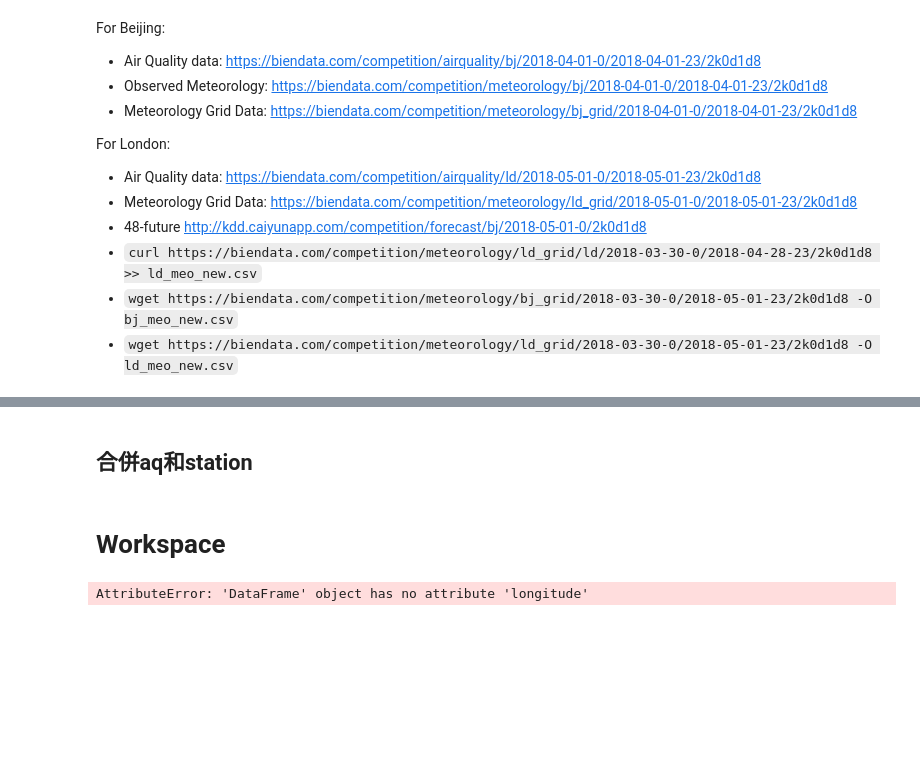
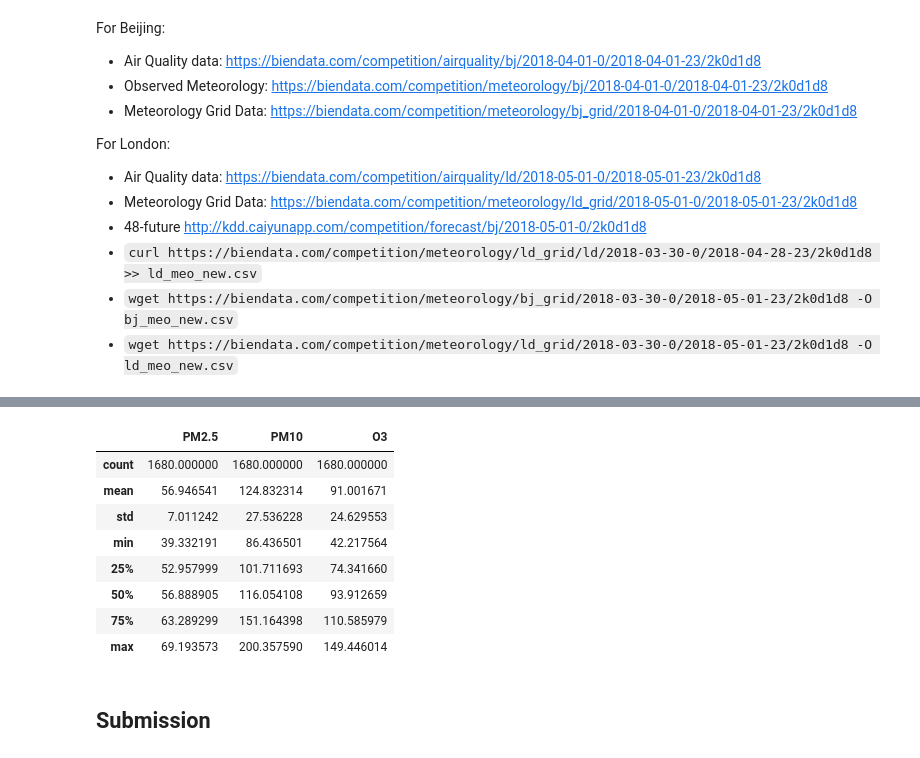
Before and after one commit to tnlin/kdd_2018, a Jupyter notebook: tony/bj_preprocessing.ipynb, the cells around one changed output, grey strips where cells are left out. Drawn from its saved outputs; the diff is of its cells as text; code cells hidden in the pictures; blank space fills up the shorter version.

Commit message:
KDD 2018 first submission!!!!!!!!

```diff
--- a/tony/bj_preprocessing.ipynb
+++ b/tony/bj_preprocessing.ipynb
@@ -37,2 +160,32 @@ df_ = pd.concat(dfs)
+# %%
+for i, y_col in enumerate(y_cols):
+#     y_pred = bsts[i].predict(dtest)
+    y_pred = bsts[i].predict(dtest, ntree_limit=bst.best_iteration)
+    df_test[y_col] = y_pred
+# %%
+df_test = df_test[['Station_ID', 'utc_time'] + y_cols]
+df_result = df_test.groupby(['Station_ID', 'utc_time']).mean().reset_index()
+# %%
+start_time = pd.datetime.now(pytz.utc).strftime('%Y-%m-%d 00:00:00')
+end_time = (pd.datetime.now(pytz.utc)-pd.DateOffset(-1)).strftime('%Y-%m-%d 23:00:00')
+utc_time = pd.date_range(start=start_time, end=end_time, freq="1H")
+time_to_idx = {time:str(i) for i, time in enumerate(utc_time)}
+df_result['test_id'] = df_result.Station_ID + "#" + df_result.utc_time.apply(lambda time: time_to_idx[time])
+if city=='ld':
+    df_result['O3'] = 0
+df_result = df_result[['test_id', 'PM2.5', 'PM10', 'O3']]
+df_result.to_csv("../input/" + city + ".csv", index=False)
+# %%
+df_result.describe()
+# %% [output]
+|  | PM2.5 | PM10 | O3 |
+| count | 1680.000000 | 1680.000000 | 1680.000000 |
+| mean | 56.946541 | 124.832314 | 91.001671 |
+| std | 7.011242 | 27.536228 | 24.629553 |
+| min | 39.332191 | 86.436501 | 42.217564 |
+| 25% | 52.957999 | 101.711693 | 74.341660 |
+| 50% | 56.888905 | 116.054108 | 93.912659 |
+| 75% | 63.289299 | 151.164398 | 110.585979 |
+| max | 69.193573 | 200.357590 | 149.446014 |
 # %% [markdown]
-## 合併aq和station
+## Submission
@@ -43,32 +191,0 @@ df_ = pd.concat(dfs)
-# %% [markdown]
-# Workspace
-# %%
-df_ = pd.merge(df_, df_station, 'left', left_on='stationId', right_on='Station_ID')
-df_ = pd.merge(df_, df_meo, 'left',
-              left_on=['utc_time', 'longitude', 'latitude'],
-              right_on=['utc_time', 'longitude', 'latitude']
-             )
-df_.longitude = df_.longitude.round(1)
-df_.latitude = df_.latitude.round(1)
-
-_, bins = pd.cut(df_['wind_direction'], bins=16, retbins=True)
-df_['wind_direction'] = pd.cut(df_['wind_direction'], bins=16, labels=False)
-
-le_wind_direction = LabelEncoder()
-le_wind_direction.fit(df_.station_type)
-df_.station_type = le_wind_direction.transform(df_.station_type)
-
-
-le_stationId = LabelEncoder()
-le_stationId.fit(df_.stationId)
-df_.stationId = le_stationId.transform(df_.stationId)
-
-df_ = pd.get_dummies(df_, columns=['stationId'])
-
-df_['year'] = df_.utc_time.dt.year
-df_['month'] = df_.utc_time.dt.month
-df_['day'] = df_.utc_time.dt.day
-df_['hour'] = df_.utc_time.dt.hour
-df_['weekday'] = df_.utc_time.dt.weekday
-# %% [output]
-AttributeError: 'DataFrame' object has no attribute 'longitude'
```
Also changed, not shown: parts of 14 cells of this notebook, 9 other files.
